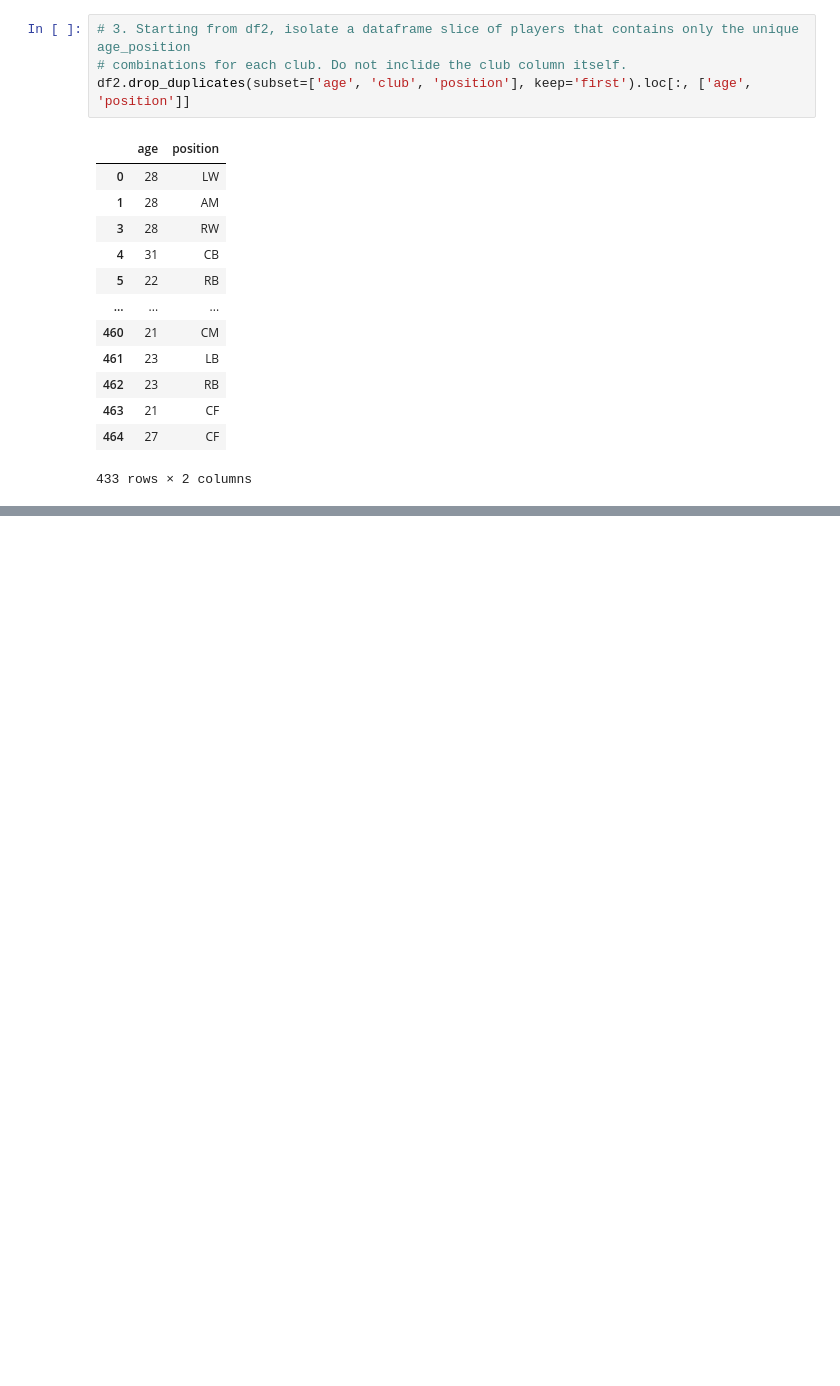
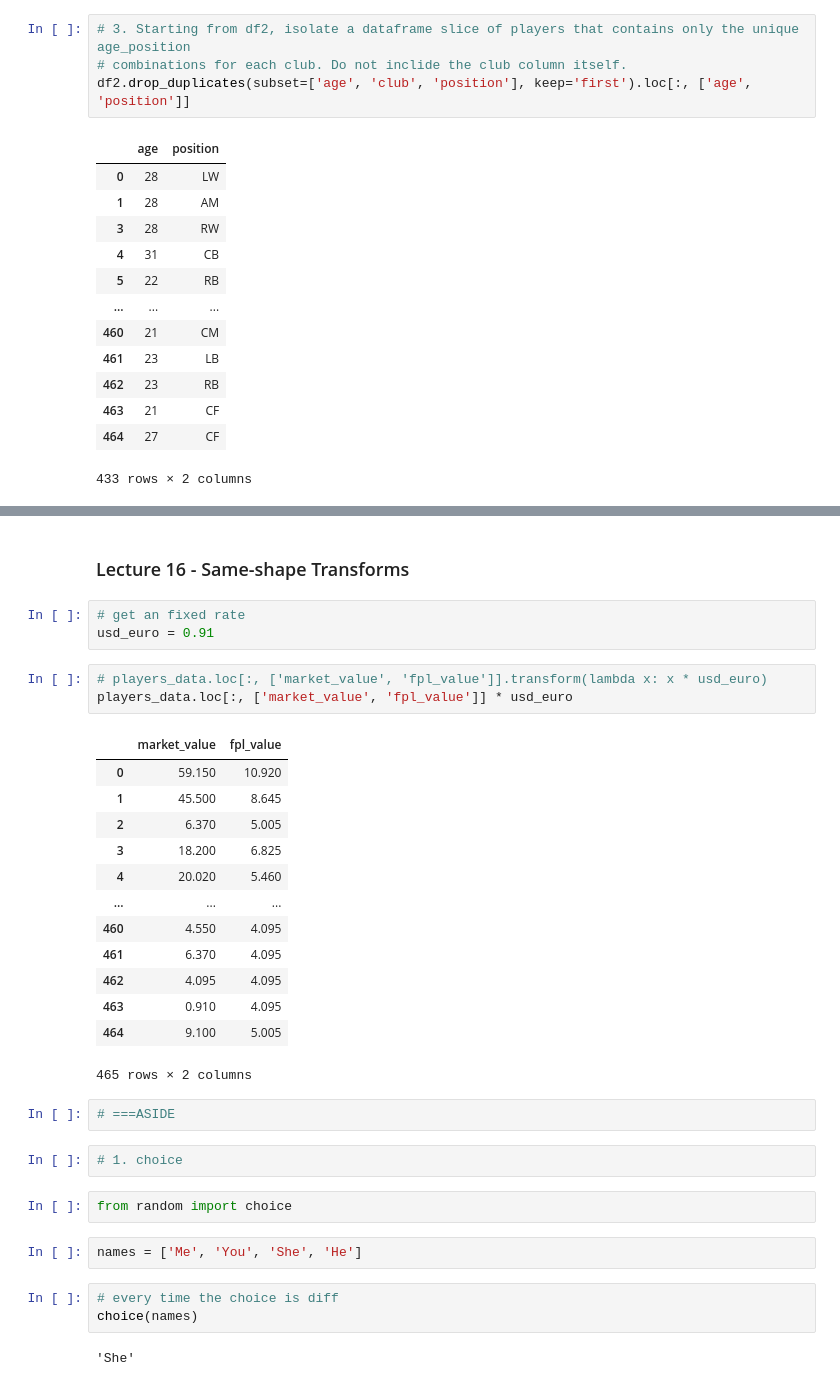
Before and after one commit to momchilantonov/ultimate_pandas_bootcamp, a Jupyter notebook: lectures/DataFrames in Depth.ipynb, the cells around one changed output, grey strips where cells are left out. Saved outputs shown, nothing was run; the diff lists cells and outputs as text; blank space fills up the shorter version.

```diff
--- a/lectures/DataFrames in Depth.ipynb
+++ b/lectures/DataFrames in Depth.ipynb
@@ -1583,0 +1584,35 @@ players_data.select_dtypes(np.number).agg(['min', 'max', 'mean'])
+# %% [markdown]
+### Lecture 16 - Same-shape Transforms
+# %%
+# get an fixed rate
+usd_euro = 0.91
+# %%
+# players_data.loc[:, ['market_value', 'fpl_value']].transform(lambda x: x * usd_euro)
+players_data.loc[:, ['market_value', 'fpl_value']] * usd_euro
+# %% [output]
+|  | market_value | fpl_value |
+| 0 | 59.150 | 10.920 |
+| 1 | 45.500 | 8.645 |
+| 2 | 6.370 | 5.005 |
+| 3 | 18.200 | 6.825 |
+| 4 | 20.020 | 5.460 |
+| ... | ... | ... |
+| 460 | 4.550 | 4.095 |
+| 461 | 6.370 | 4.095 |
+| 462 | 4.095 | 4.095 |
+| 463 | 0.910 | 4.095 |
+| 464 | 9.100 | 5.005 |
+465 rows × 2 columns
+# %%
+# ===ASIDE
+# %%
+# 1. choice
+# %%
+from random import choice
+# %%
+names = ['Me', 'You', 'She', 'He']
+# %%
+# every time the choice is diff
+choice(names)
+# %% [output]
+'She'
```
Also changed, not shown: parts of 23 cells of this notebook.
